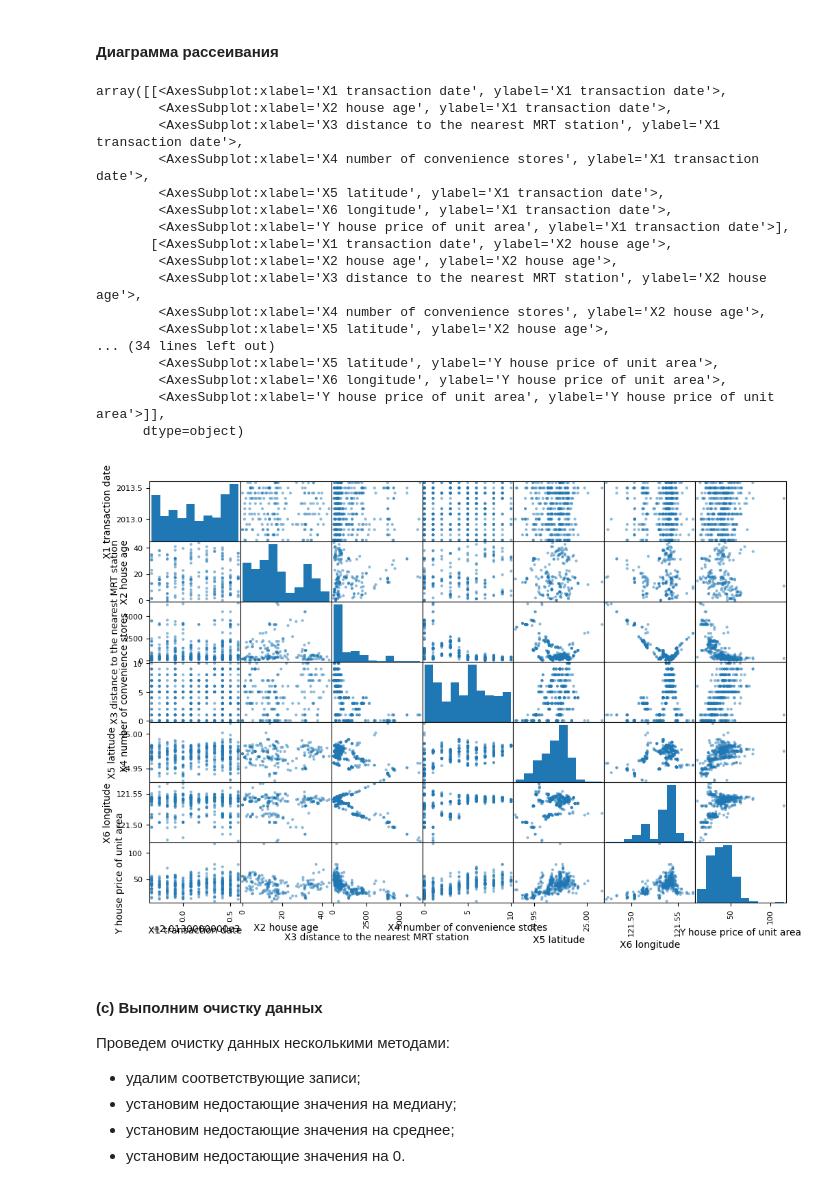
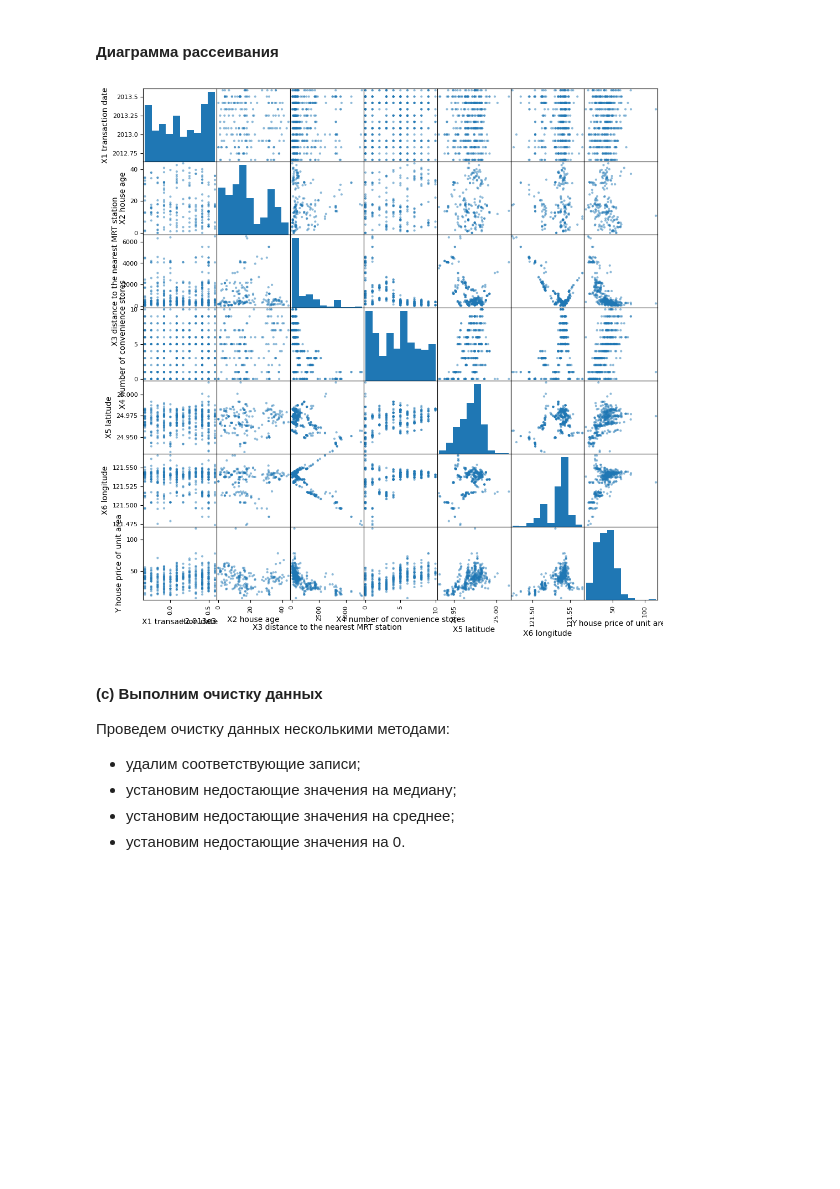
Before and after one commit to Demetrey/DMaP, a Jupyter notebook: LR1/lr1.ipynb, the cells around one changed output. Saved outputs shown, nothing was run; the diff lists cells and outputs as text; code cells hidden in the pictures; blank space fills up the shorter version.

```diff
--- a/LR1/lr1.ipynb
+++ b/LR1/lr1.ipynb
@@ -204,26 +172,9 @@ Y house price of unit area                                1.000000
 # %% [markdown]
 #### Диаграмма рассеивания
 # %%
-scatter_matrix(housing, figsize=(12, 8))
+trash = scatter_matrix(housing, figsize=(12, 12))
 # %% [output]
-array([[<AxesSubplot:xlabel='X1 transaction date', ylabel='X1 transaction date'>,
-        <AxesSubplot:xlabel='X2 house age', ylabel='X1 transaction date'>,
-        <AxesSubplot:xlabel='X3 distance to the nearest MRT station', ylabel='X1 transaction date'>,
-        <AxesSubplot:xlabel='X4 number of convenience stores', ylabel='X1 transaction date'>,
-        <AxesSubplot:xlabel='X5 latitude', ylabel='X1 transaction date'>,
-        <AxesSubplot:xlabel='X6 longitude', ylabel='X1 transaction date'>,
-        <AxesSubplot:xlabel='Y house price of unit area', ylabel='X1 transaction date'>],
-       [<AxesSubplot:xlabel='X1 transaction date', ylabel='X2 house age'>,
-        <AxesSubplot:xlabel='X2 house age', ylabel='X2 house age'>,
-        <AxesSubplot:xlabel='X3 distance to the nearest MRT station', ylabel='X2 house age'>,
-        <AxesSubplot:xlabel='X4 number of convenience stores', ylabel='X2 house age'>,
-        <AxesSubplot:xlabel='X5 latitude', ylabel='X2 house age'>,
-... (34 lines left out)
-        <AxesSubplot:xlabel='X5 latitude', ylabel='Y house price of unit area'>,
-        <AxesSubplot:xlabel='X6 longitude', ylabel='Y house price of unit area'>,
-        <AxesSubplot:xlabel='Y house price of unit area', ylabel='Y house price of unit area'>]],
-      dtype=object)
-[figure, old version]
+[figure, new version]
 # %% [markdown]
 #### (с) Выполним очистку данных
 
```
Also changed, not shown: parts of 25 cells of this notebook.
